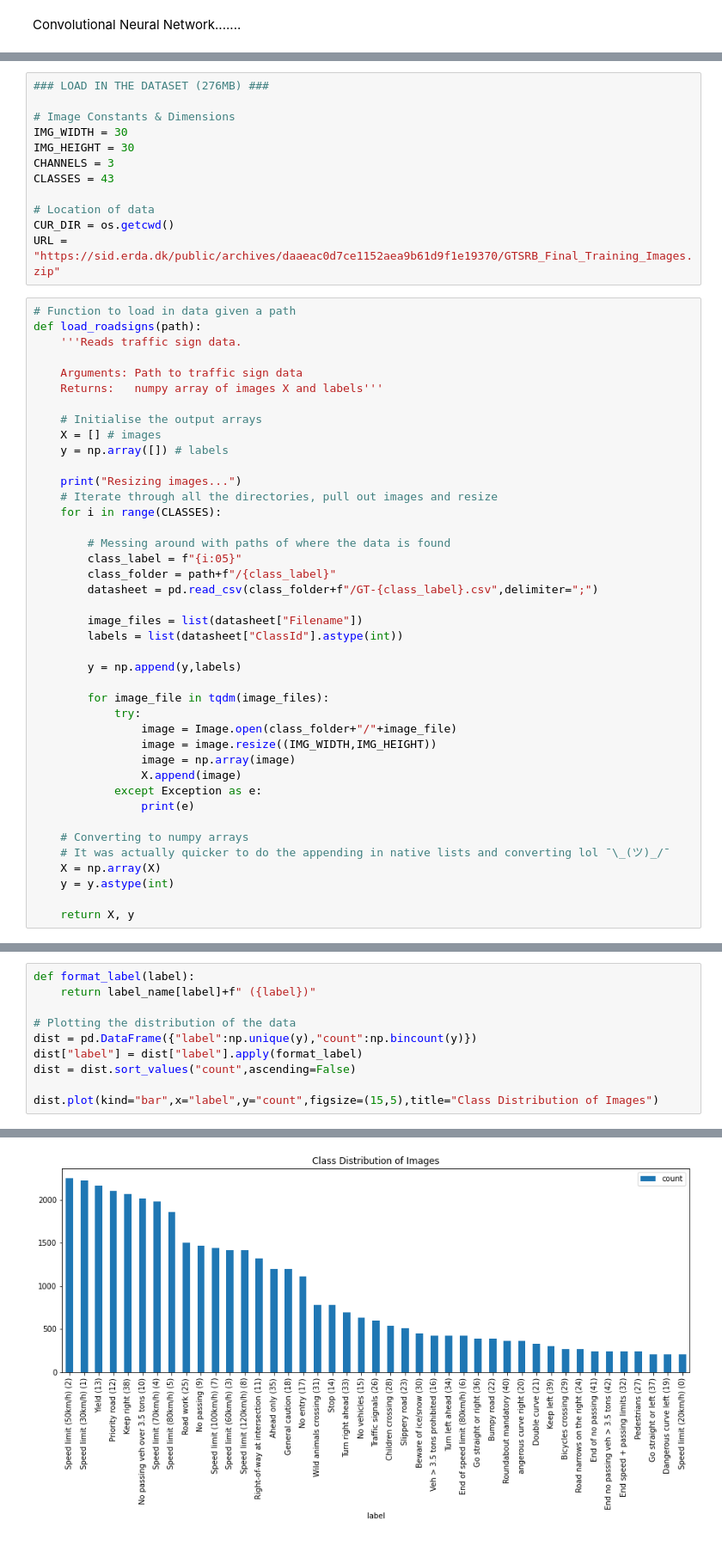
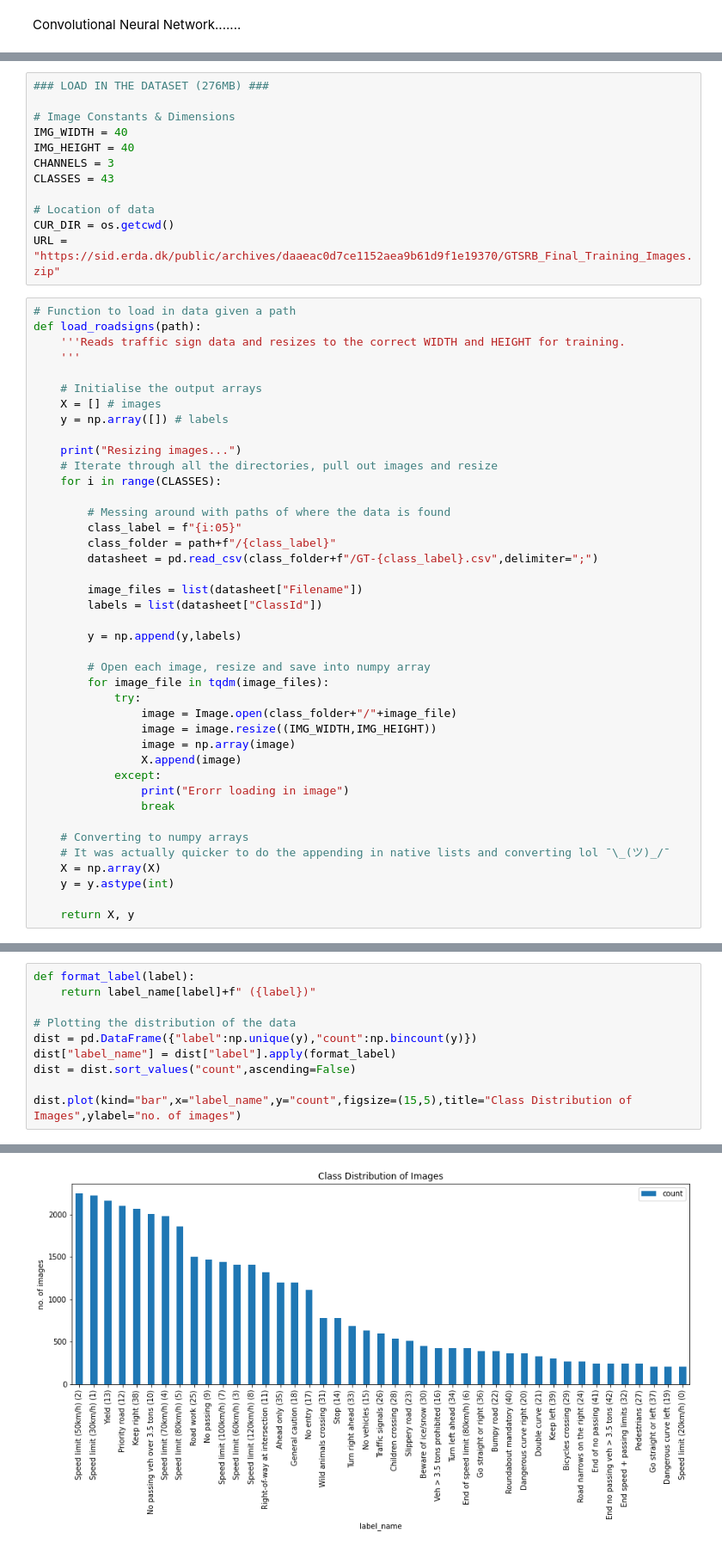
Before and after one commit to natan-sz/gtsrb-roadsigns-cnn, a Jupyter notebook: road_signs_cnn.ipynb, the cells around one changed output, grey strips where cells are left out. Shown at 86% size. Cells and saved outputs as stored; diff of their text form.

Commit message:
finished data aug moving to model

```diff
--- a/road_signs_cnn.ipynb
+++ b/road_signs_cnn.ipynb
@@ -38,8 +45,8 @@ TensorFlow Version: 2.8.0
 ### LOAD IN THE DATASET (276MB) ###
 
 # Image Constants & Dimensions
-IMG_WIDTH = 30
-IMG_HEIGHT = 30
+IMG_WIDTH = 40
+IMG_HEIGHT = 40
 CHANNELS = 3
 CLASSES = 43
 
@@ -49,10 +56,8 @@ URL = "https://sid.erda.dk/public/archives/daaeac0d7ce1152aea9b61d9f1e19370/GTSR
 # %%
 # Function to load in data given a path
 def load_roadsigns(path):
-    '''Reads traffic sign data.
-
-    Arguments: Path to traffic sign data
-    Returns:   numpy array of images X and labels'''
+    '''Reads traffic sign data and resizes to the correct WIDTH and HEIGHT for training.
+    '''
 
     # Initialise the output arrays
     X = [] # images
@@ -68,18 +73,20 @@ def load_roadsigns(path):
         datasheet = pd.read_csv(class_folder+f"/GT-{class_label}.csv",delimiter=";")
 
         image_files = list(datasheet["Filename"])
-        labels = list(datasheet["ClassId"].astype(int))
+        labels = list(datasheet["ClassId"])
 
         y = np.append(y,labels)
 
+        # Open each image, resize and save into numpy array
         for image_file in tqdm(image_files):
             try:
                 image = Image.open(class_folder+"/"+image_file)
                 image = image.resize((IMG_WIDTH,IMG_HEIGHT))
                 image = np.array(image)
                 X.append(image)
-            except Exception as e:
-                print(e)
+            except:
+                print("Erorr loading in image")
+                break
 
     # Converting to numpy arrays
     # It was actually quicker to do the appending in native lists and converting lol ¯\_(ツ)_/¯
@@ -137,8 +163,8 @@ def format_label(label):
 
 # Plotting the distribution of the data
 dist = pd.DataFrame({"label":np.unique(y),"count":np.bincount(y)})
-dist["label"] = dist["label"].apply(format_label)
+dist["label_name"] = dist["label"].apply(format_label)
 dist = dist.sort_values("count",ascending=False)
 
-dist.plot(kind="bar",x="label",y="count",figsize=(15,5),title="Class Distribution of Images")
+dist.plot(kind="bar",x="label_name",y="count",figsize=(15,5),title="Class Distribution of Images",ylabel="no. of images")
 # %% [output]
@@ -146 +172 @@ dist.plot(kind="bar",x="label",y="count",figsize=(15,5),title="Class Distributio
-[figure, old version]
+[figure, new version]
```
Also changed, not shown: parts of 41 cells of this notebook, 2 other files.
